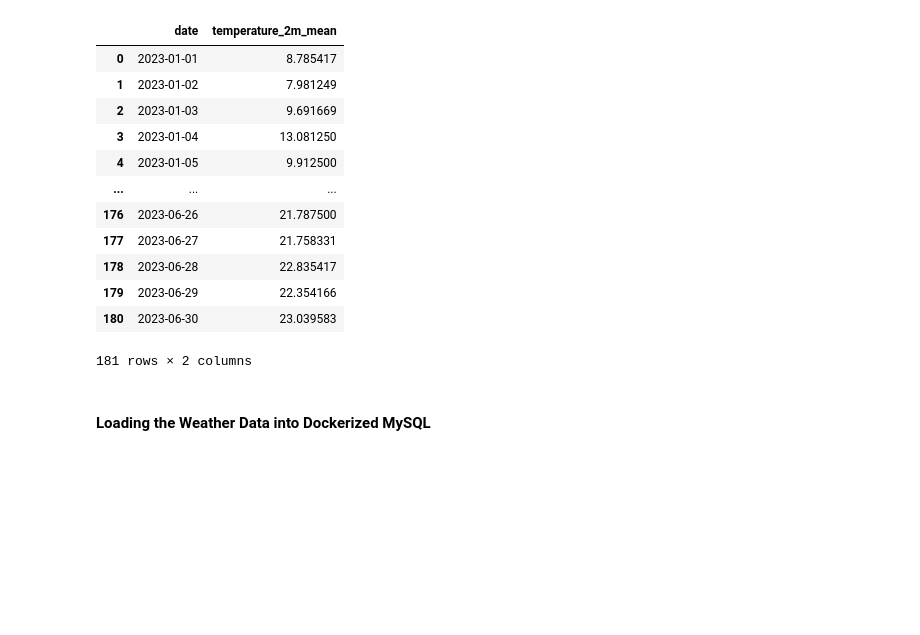
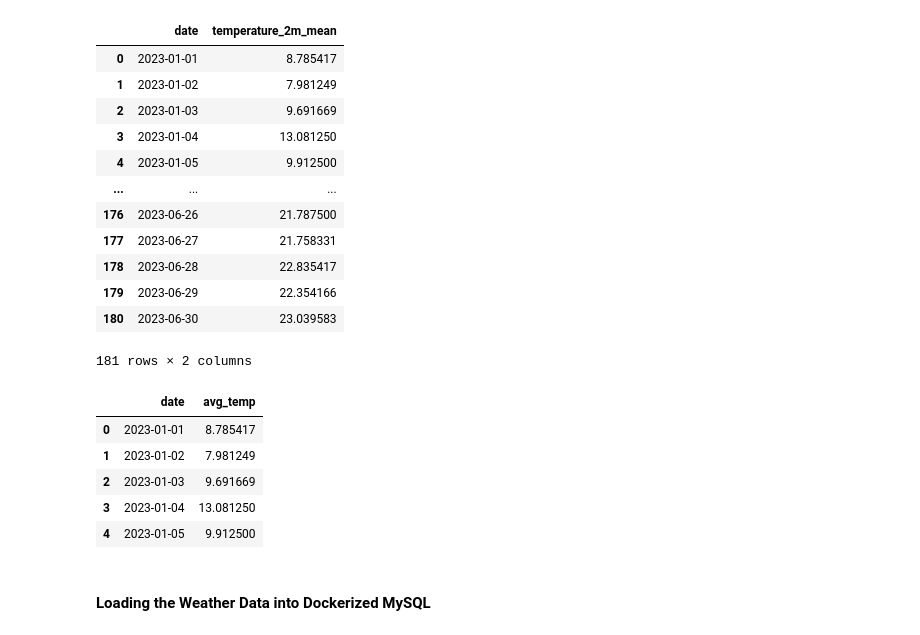
Before and after one commit to zara-abdulla/coffee-shop-sales-analysis, a Jupyter notebook: analysis/weather_data.ipynb, the cells around one changed output. Drawn from its saved outputs; the diff is of its cells as text; code cells hidden in the pictures; blank space fills up the shorter version.

```diff
--- a/analysis/weather_data.ipynb
+++ b/analysis/weather_data.ipynb
@@ -92,6 +92,20 @@ weather_df
 | 179 | 2023-06-29 | 22.354166 |
 | 180 | 2023-06-30 | 23.039583 |
 181 rows × 2 columns
+# %%
+weather_df.rename(
+    columns={"temperature_2m_mean": "avg_temp"},
+    inplace=True
+)
+
+weather_df.head()
+# %% [output]
+|  | date | avg_temp |
+| 0 | 2023-01-01 | 8.785417 |
+| 1 | 2023-01-02 | 7.981249 |
+| 2 | 2023-01-03 | 9.691669 |
+| 3 | 2023-01-04 | 13.081250 |
+| 4 | 2023-01-05 | 9.912500 |
 # %% [markdown]
 #### Loading the Weather Data into Dockerized MySQL
 # %%
```
Also changed, not shown: parts of 1 cell of this notebook, 1 other file.
